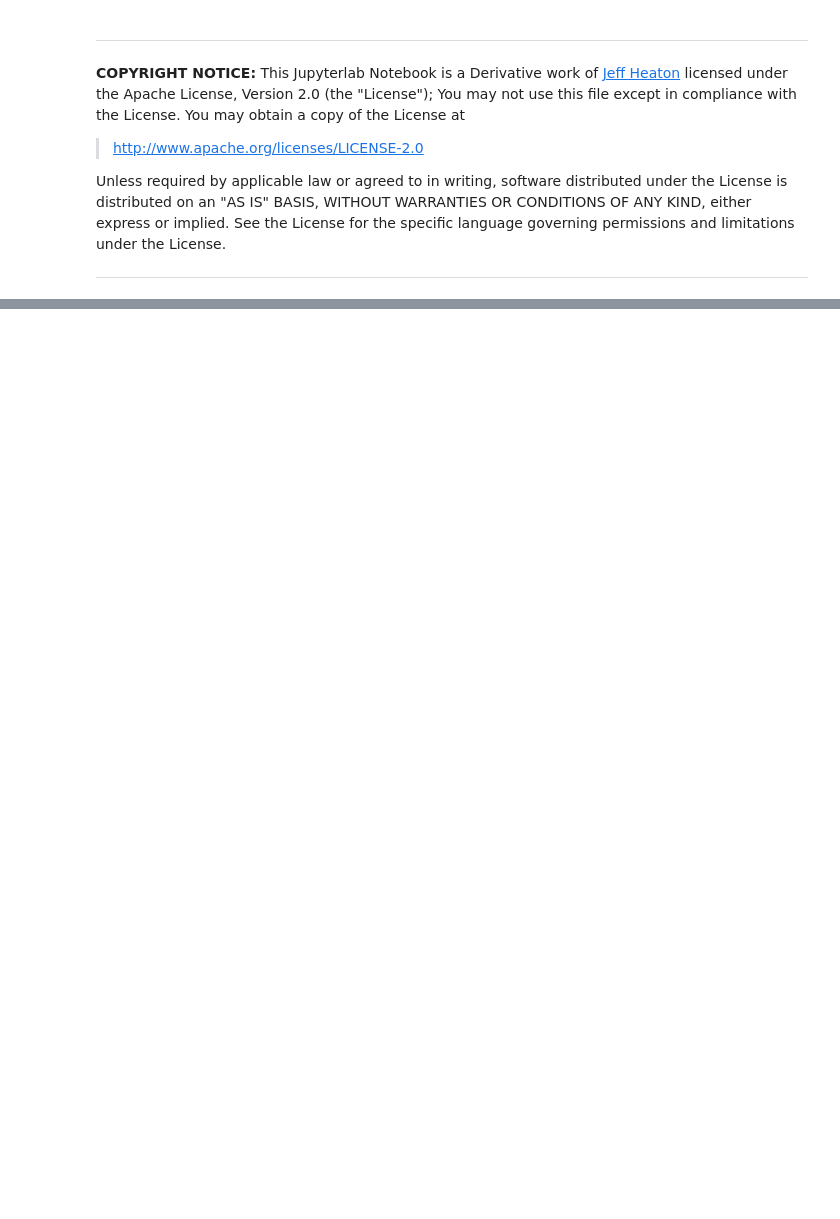
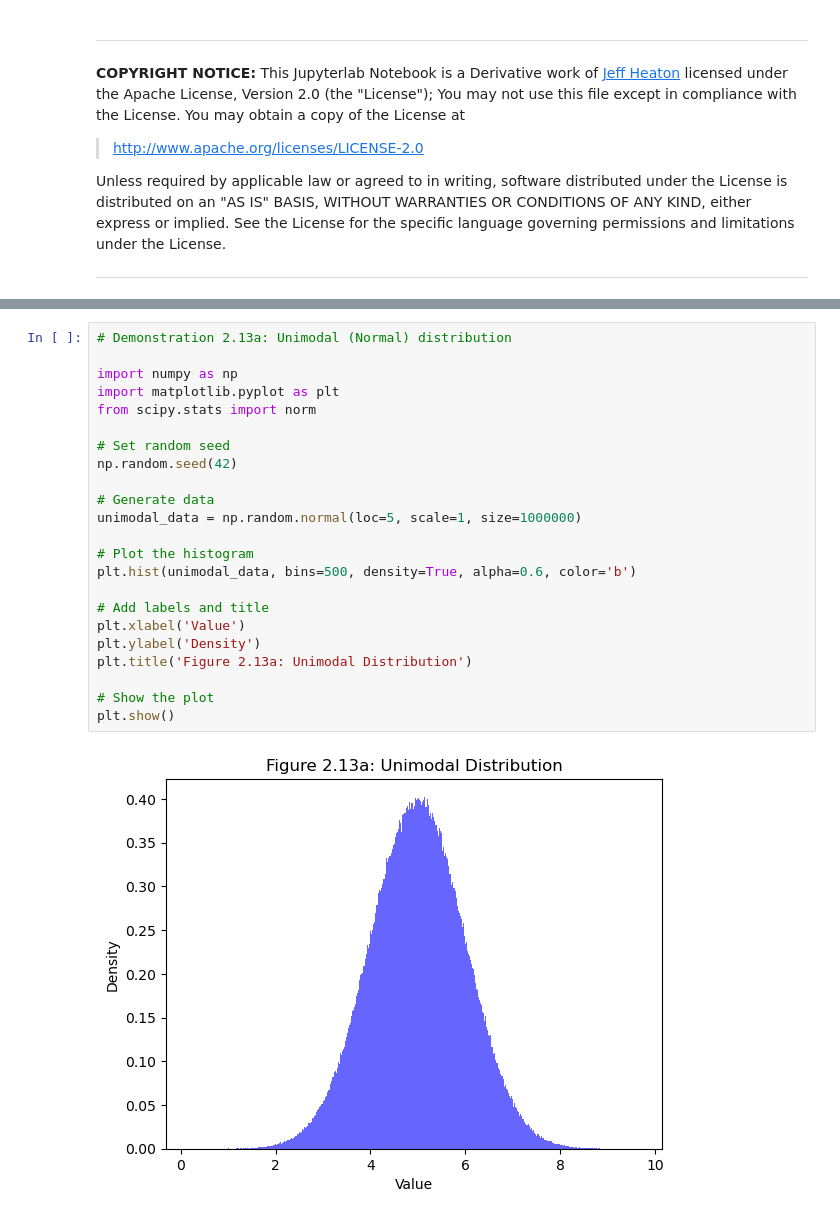
Before and after one commit to DavidSenseman/BIO5853, a Jupyter notebook: Lesson_01_5.ipynb, the cells around one changed output, grey strips where cells are left out. Drawn from its saved outputs; the diff is of its cells as text; blank space fills up the shorter version.

```diff
--- a/Lesson_01_5.ipynb
+++ b/Lesson_01_5.ipynb
@@ -463,0 +506,25 @@ When you have completed all of the code cells, and run them in sequential order
+# %%
+# Demonstration 2.13a: Unimodal (Normal) distribution
+
+import numpy as np
+import matplotlib.pyplot as plt
+from scipy.stats import norm
+
+# Set random seed
+np.random.seed(42)
+
+# Generate data
+unimodal_data = np.random.normal(loc=5, scale=1, size=1000000)
+
+# Plot the histogram
+plt.hist(unimodal_data, bins=500, density=True, alpha=0.6, color='b')
+
+# Add labels and title
+plt.xlabel('Value')
+plt.ylabel('Density')
+plt.title('Figure 2.13a: Unimodal Distribution')
+
+# Show the plot
+plt.show()
+# %% [output]
+[figure, added]
```
Also changed, not shown: parts of 177 cells of this notebook.
